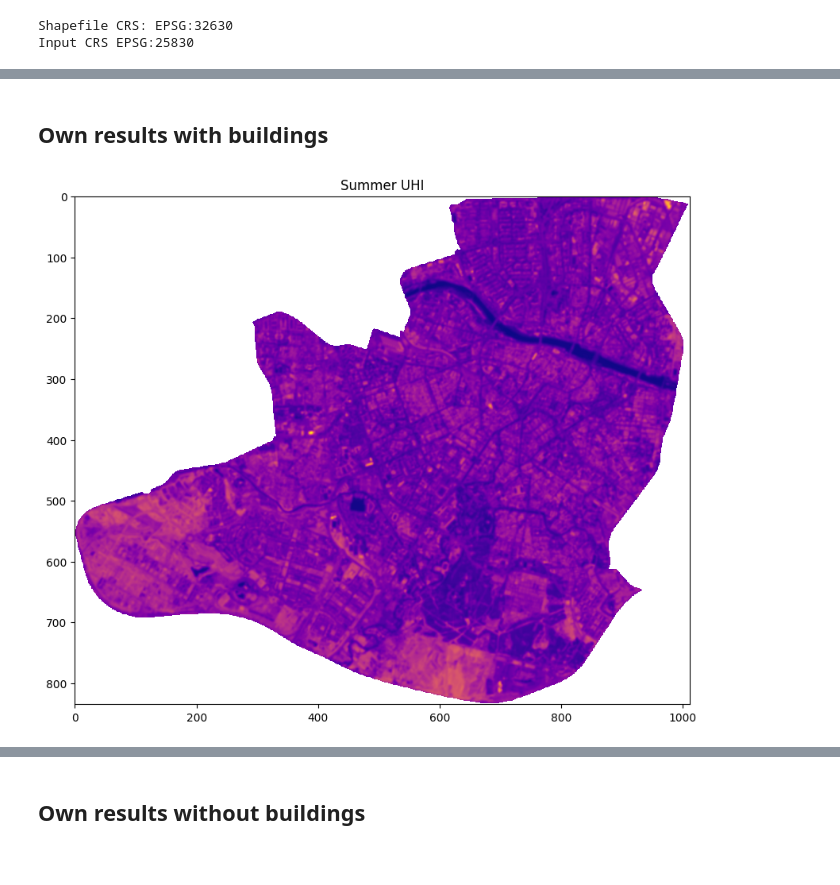
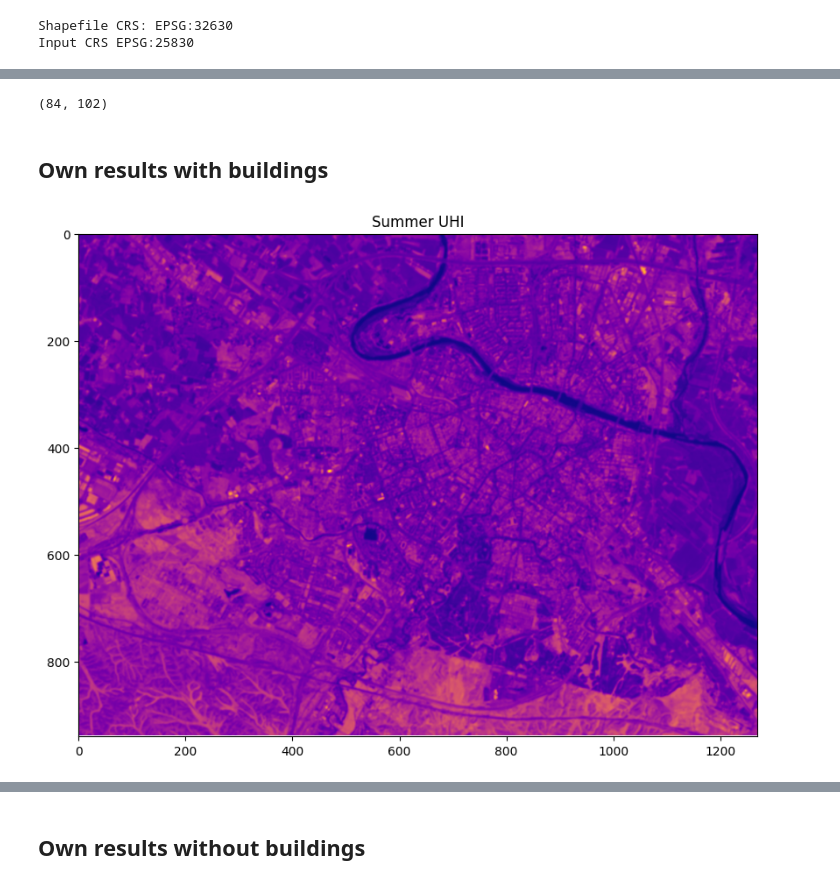
Before and after one commit to ayubero/uhi, a Jupyter notebook: scripts/compare_uhis.ipynb, the cells around one changed output, grey strips where cells are left out. Drawn from its saved outputs; the diff is of its cells as text; code cells hidden in the pictures.

```diff
--- a/scripts/compare_uhis.ipynb
+++ b/scripts/compare_uhis.ipynb
@@ -43,45 +82,60 @@ plt.show()
+# %%
+summer_uhi_band.shape
+# %% [output]
+(84, 102)
 # %% [markdown]
 ## Own results with buildings
 # %%
 from rasterio.enums import Resampling
 # %%
-summer_uhi_masked_path = '../data/swir2_average_masked.tif'
+summer_uhi_masked_path = '../data/swir2_average.tif'
 # %%
 with rasterio.open(summer_uhi_masked_path) as src:
     no_data_value = src.nodata
-    summer_uhi_band = src.read(1)
+    swir2_band = src.read(1)
 
     # Define transformation and output resolution
     transform = src.transform
     new_resolution = 100  # Desired resolution in meters
     old_resolution = src.res[0]  # Original resolution (20m)
 
     # Compute new size
     scale = old_resolution / new_resolution
     new_width = int(src.width * scale)
     new_height = int(src.height * scale)
 
     # Define new transformation
     new_transform = src.transform * src.transform.scale(
         (src.width / new_width),
         (src.height / new_height)
     )
 
     resampled_data = src.read(
         1,
         out_shape=(1, new_height, new_width),
         resampling=Resampling.bilinear
     )
 
+    # Prepare metadata for export
+    metadata = src.meta.copy()
+    metadata.update({
+        'driver': 'GTiff',
+        'height': new_height,
+        'width': new_width,
+        'transform': new_transform,
+        'nodata': no_data_value,
+        'dtype': resampled_data.dtype
+    })
+
 # Mask clusters where original band had no-data
-summer_uhi_band = np.ma.masked_where(summer_uhi_band == no_data_value, summer_uhi_band)
+swir2_band = np.ma.masked_where(swir2_band == no_data_value, swir2_band)
 
 plt.figure(figsize=(10, 10))
-plt.imshow(summer_uhi_band, cmap='plasma')
+plt.imshow(swir2_band, cmap='plasma')
 plt.title(f'Summer UHI')
 plt.show()
 # %% [output]
-[figure, old version]
+[figure, new version]
 # %%
 # Mask clusters where original band had no-data
 resampled_data = np.ma.masked_where(resampled_data == no_data_value, resampled_data)
```
Also changed, not shown: parts of 15 cells of this notebook.
